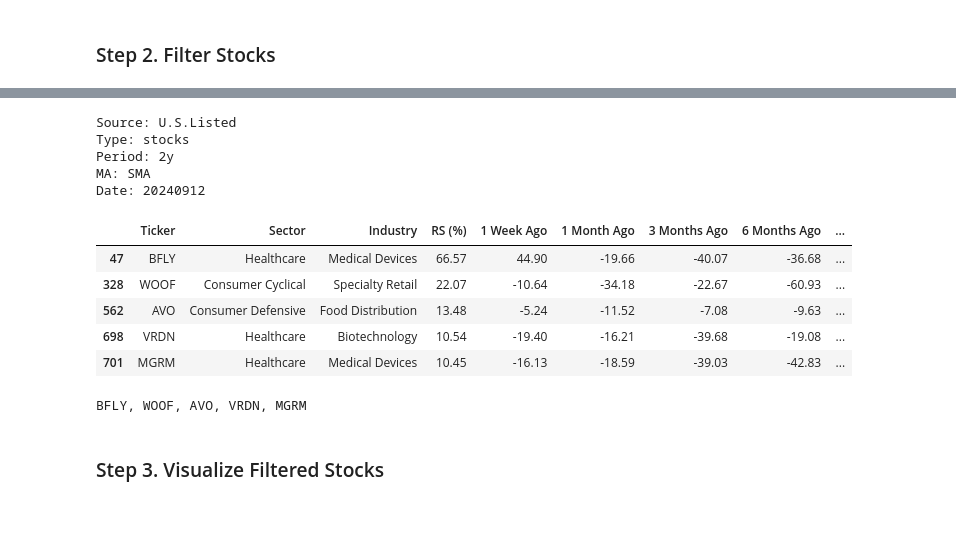
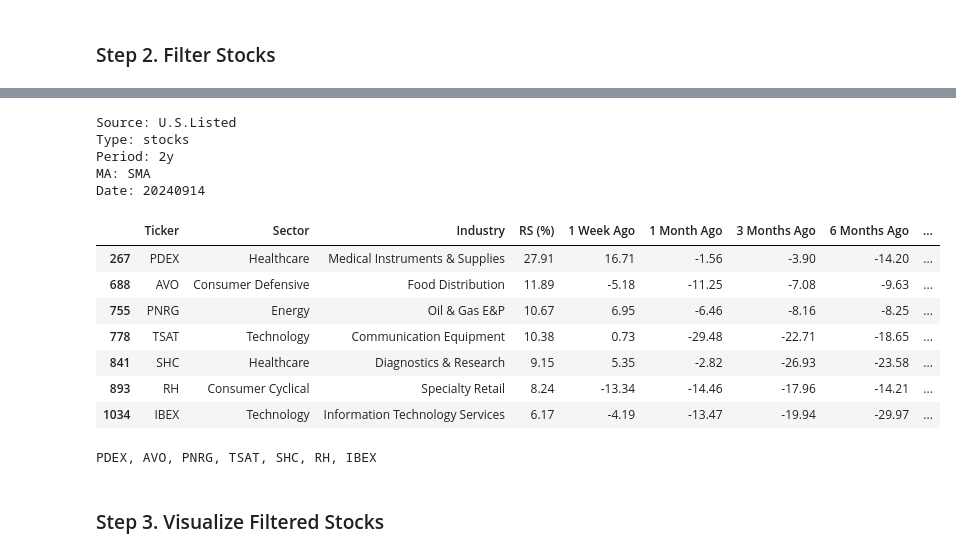
Before and after one commit to yorkjong/stock-reports, a Jupyter notebook: notebooks/weinstein_reports.ipynb, the cells around one changed output, grey strips where cells are left out. Cells and saved outputs as stored; diff of their text form; code cells hidden in the pictures; blank space fills up the shorter version.

```diff
--- a/notebooks/weinstein_reports.ipynb
+++ b/notebooks/weinstein_reports.ipynb
@@ -590,41 +590,43 @@ cond6 = "& (df['RS Rank (%)'] > 80)" # @param ["& (df['RS Rank (%)'] > 95)", "&
 cond7 = "& (df['Volume / VMA10'] > 2)" # @param ["& (df['Volume / VMA10'] > 1.5)", "& (df['Volume / VMA10'] > 2)", "& (df['Volume / VMA10'] > 3)", "& (df['Volume / VMA10'] > 4)", ""]
 cond8 = "& (df['Price'] > df['MA30'])" # @param ["& (df['Price'] > df['MA10'])", "& (df['Price'] > df['MA30'])", ""]
 cond9 = "" # @param ["& (df['MA10'] > df['MA30'])",""]
 cond10 = "& ((df['EPS RS (%)'] > 0) | (df['Rev RS (%)'] > 0))" # @param ["& ((df['EPS RS (%)'] > 0) | (df['Rev RS (%)'] > 0))", ""]
 cond11 = "" # @param ["& (df['EPS RS (%)'] > 0)", "& (df['EPS RS (%)'] > 50)", "& (df['EPS RS (%)'] > 100)", "& (df['EPS RS (%)'] > 200)", "& (df['EPS RS (%)'] > 500)", ""]
-cond12 = "" # @param ["& (df['TTM EPS'] > 0)", "& (df['TTM RPS'] > 0)", "& ((df['TTM EPS'] > 0) & (df['TTM RPS'] > 0))", ""]
+cond12 = "& ((df['TTM EPS'] > 0) & (df['TTM RPS'] > 0))" # @param ["& (df['TTM EPS'] > 0)", "& (df['TTM RPS'] > 0)", "& ((df['TTM EPS'] > 0) & (df['TTM RPS'] > 0))", ""]
 cond13 = "" # @param ["& (df['Rev RS (%)'] > 0)", "& (df['Rev RS (%)'] > 5)", "& (df['Rev RS (%)'] > 10)", "& (df['Rev RS (%)'] > 20)", "& (df['Rev RS (%)'] > 50)", "& (df['Rev RS (%)'] > 100)", ""]
 cond14 = "" # @param ["& (df['Price'] < 50)", "& (df['Price'] < 100)", "& (df['Price'] < 200)", "& (df['Price'] < 500)", ""]
 num_items = 10 # @param [10, 20, 30] {"type":"raw"}
 
 NUM_CONDS = 15
 cond = eval('+'.join([f"cond{i}" for i in range(NUM_CONDS)]))
 
 selected_file = file_dropdown.value
 source, kind, period, ma, date = selected_file.split('_')
 date = date.replace('.csv', '')
 print(f"Source: {source}\nType: {kind}\nPeriod: {period}\nMA: {ma}\nDate: {date}")
 
 df = github.download_csv(selected_file)
 df = df[eval(cond)]
 df_top_f3 = df.head(num_items)
 display(df_top_f3)
 
 print_column(df_top_f3, 'Name')
 print_column(df_top_f3, 'Ticker')
 # %% [output]
 Source: U.S.Listed
 Type: stocks
 Period: 2y
 MA: SMA
-Date: 20240912
+Date: 20240914
 |  | Ticker | Sector | Industry | RS (%) | 1 Week Ago | 1 Month Ago | 3 Months Ago | 6 Months Ago | ... |
-| 47 | BFLY | Healthcare | Medical Devices | 66.57 | 44.90 | -19.66 | -40.07 | -36.68 | ... |
-| 328 | WOOF | Consumer Cyclical | Specialty Retail | 22.07 | -10.64 | -34.18 | -22.67 | -60.93 | ... |
-| 562 | AVO | Consumer Defensive | Food Distribution | 13.48 | -5.24 | -11.52 | -7.08 | -9.63 | ... |
-| 698 | VRDN | Healthcare | Biotechnology | 10.54 | -19.40 | -16.21 | -39.68 | -19.08 | ... |
-| 701 | MGRM | Healthcare | Medical Devices | 10.45 | -16.13 | -18.59 | -39.03 | -42.83 | ... |
+| 267 | PDEX | Healthcare | Medical Instruments & Supplies | 27.91 | 16.71 | -1.56 | -3.90 | -14.20 | ... |
+| 688 | AVO | Consumer Defensive | Food Distribution | 11.89 | -5.18 | -11.25 | -7.08 | -9.63 | ... |
+| 755 | PNRG | Energy | Oil & Gas E&P | 10.67 | 6.95 | -6.46 | -8.16 | -8.25 | ... |
+| 778 | TSAT | Technology | Communication Equipment | 10.38 | 0.73 | -29.48 | -22.71 | -18.65 | ... |
+| 841 | SHC | Healthcare | Diagnostics & Research | 9.15 | 5.35 | -2.82 | -26.93 | -23.58 | ... |
+| 893 | RH | Consumer Cyclical | Specialty Retail | 8.24 | -13.34 | -14.46 | -17.96 | -14.21 | ... |
+| 1034 | IBEX | Technology | Information Technology Services | 6.17 | -4.19 | -13.47 | -19.94 | -29.97 | ... |
-BFLY, WOOF, AVO, VRDN, MGRM
+PDEX, AVO, PNRG, TSAT, SHC, RH, IBEX
 # %% [markdown]
 ### Step 3. Visualize Filtered Stocks
 # %%
```
Also changed, not shown: parts of 6 cells of this notebook.
